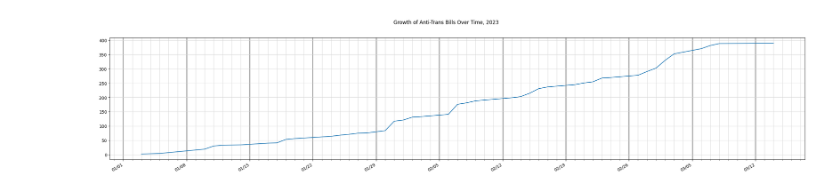
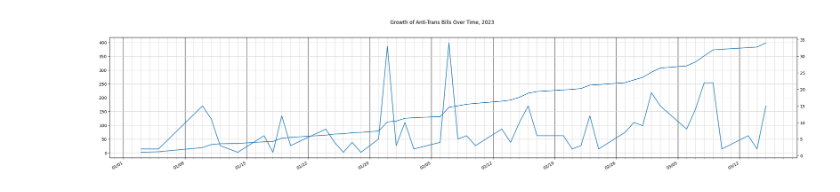
Before and after one commit to amy-langley/tracking-trans-hate-bills, a Jupyter notebook: aclu.ipynb, the cells around one changed output. Cells and saved outputs as stored; diff of their text form; code cells hidden in the pictures.

```diff
--- a/aclu.ipynb
+++ b/aclu.ipynb
@@ -61,30 +61,34 @@ plt.show()
 # %%
 data = (
     aclu_pandas
         .copy()
         ['status_date'].transform(lambda x: datetime.strptime(x, '%m/%d/%Y').date())
         .value_counts()
         .sort_index()
-        .cumsum()
+        #.cumsum()
 )
+
+data2 = data.cumsum()
 
 fig, ax = plt.subplots(1, 1, figsize=(30, 6))
 fig.suptitle('Growth of Anti-Trans Bills Over Time, 2023')
 
 week_locator = mdates.WeekdayLocator(byweekday=6,interval=1)
 day_locator = mdates.DayLocator(interval=1)
 week_formatter = mdates.DateFormatter("%m/%d")
 day_formatter = mdates.DateFormatter("%a")
 ax.xaxis.set_major_locator(week_locator)
 ax.xaxis.set_minor_locator(day_locator)
 ax.xaxis.set_major_formatter(week_formatter)
 ax.grid(True, which='major', axis='x', color='black')
 ax.grid(True, which='minor', axis='x', color='lightgray')
 ax.grid(True, which='major', axis='y', color='lightgray')
-ax.plot(data)
+ax2=ax.twinx()
+ax2.plot(data)
+ax.plot(data2)
 fig.autofmt_xdate(rotation=30)
 # %% [output]
-[figure, old version]
+[figure, new version]
 # %%
 data = (
     aclu_pandas
```
Also changed, not shown: parts of 4 cells of this notebook, 5 other files.
